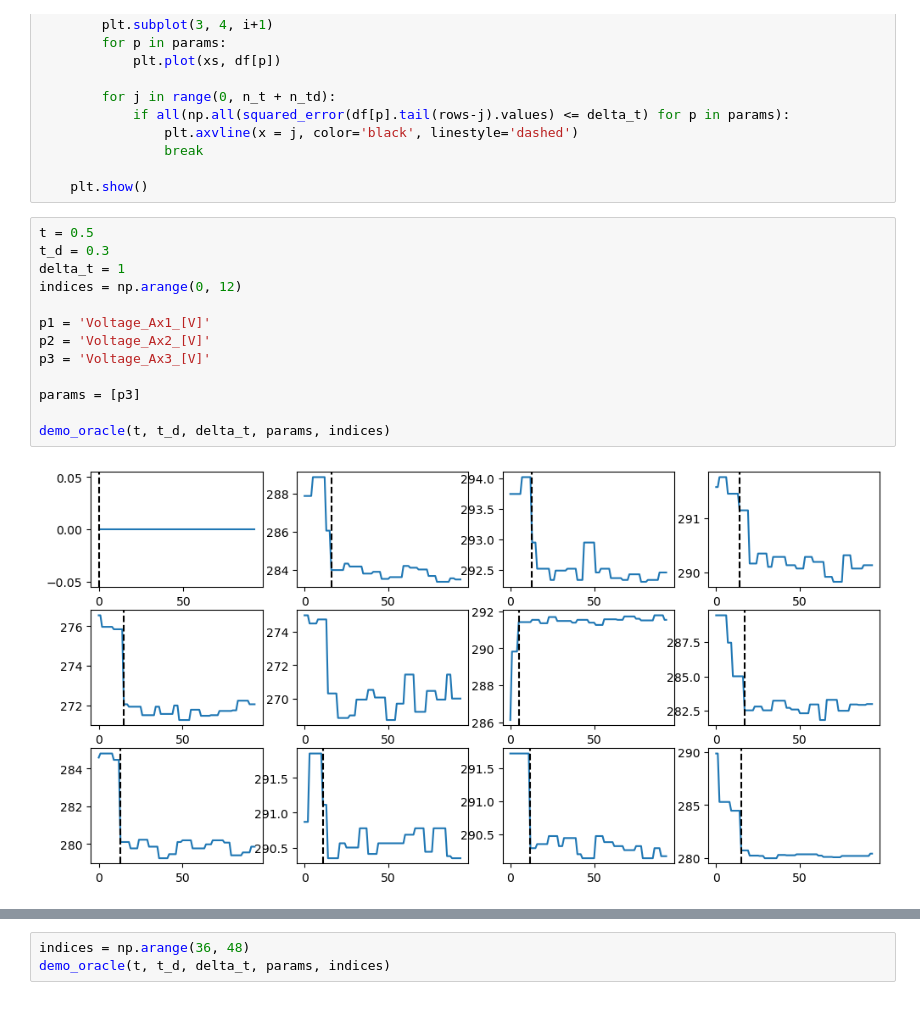
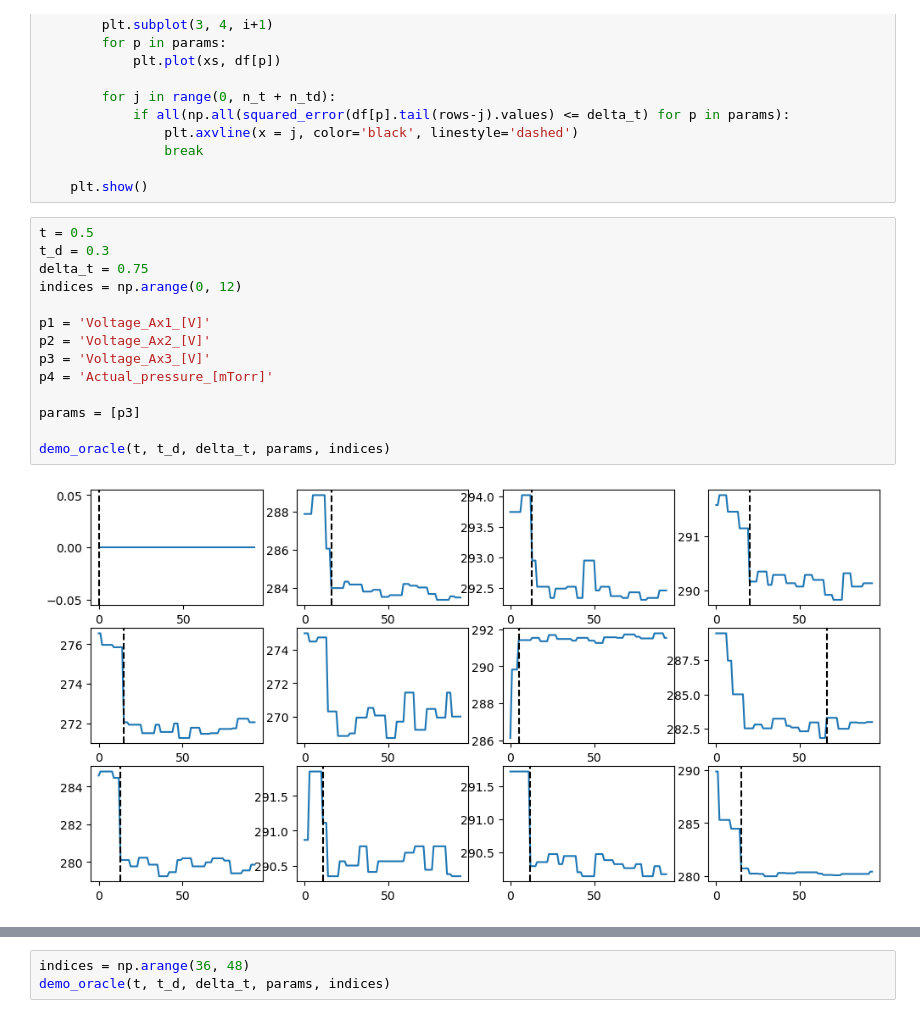
Before and after one commit to emiresenov/Masters-Thesis, a Jupyter notebook: oracle/oracle.ipynb, the cells around one changed output, grey strips where cells are left out. Saved outputs shown, nothing was run; the diff lists cells and outputs as text.

```diff
--- a/oracle/oracle.ipynb
+++ b/oracle/oracle.ipynb
@@ -76,18 +76,19 @@ def demo_oracle(t: float, t_d: float, delta_t, params : list, indices: list):
 # %%
 t = 0.5
 t_d = 0.3
-delta_t = 1
+delta_t = 0.75
 indices = np.arange(0, 12)
 
 p1 = 'Voltage_Ax1_[V]'
 p2 = 'Voltage_Ax2_[V]'
 p3 = 'Voltage_Ax3_[V]'
+p4 = 'Actual_pressure_[mTorr]'
 
 params = [p3]
 
 demo_oracle(t, t_d, delta_t, params, indices)
 # %% [output]
-[figure, old version]
+[figure, new version]
 # %%
 indices = np.arange(12, 24)
 demo_oracle(t, t_d, delta_t, params, indices)
```
Also changed, not shown: parts of 17 cells of this notebook, 1 other file.
